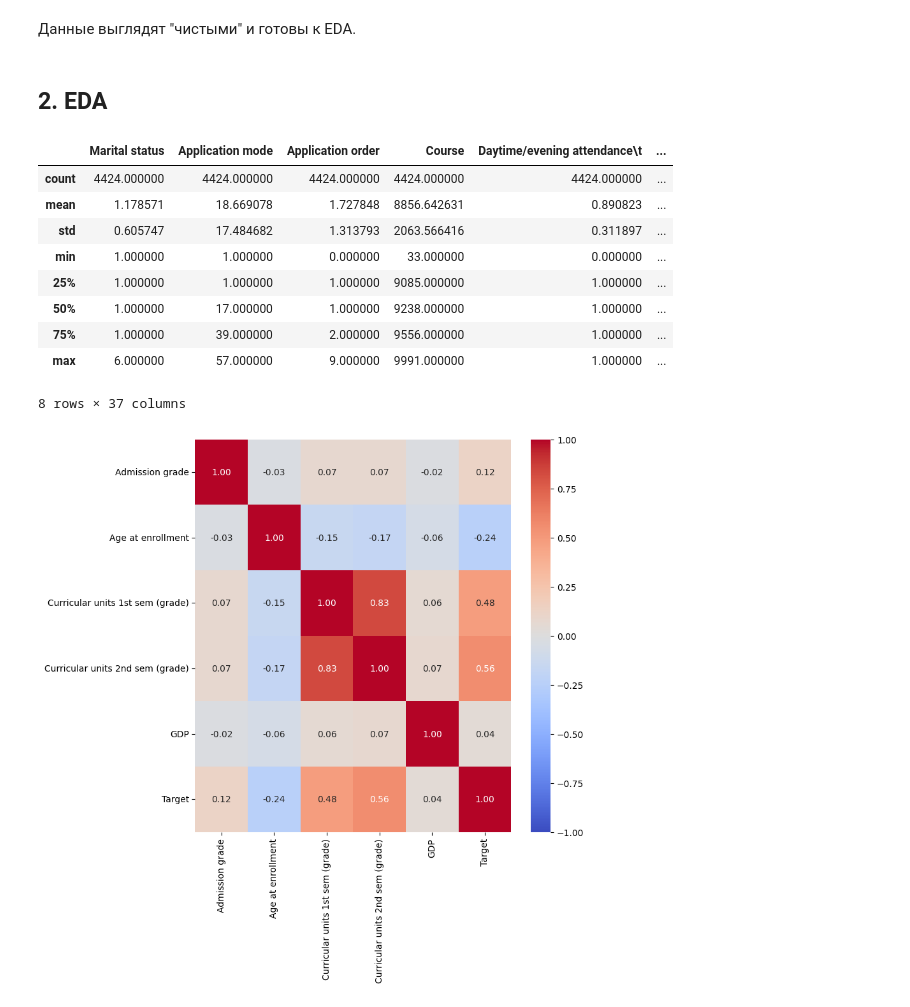
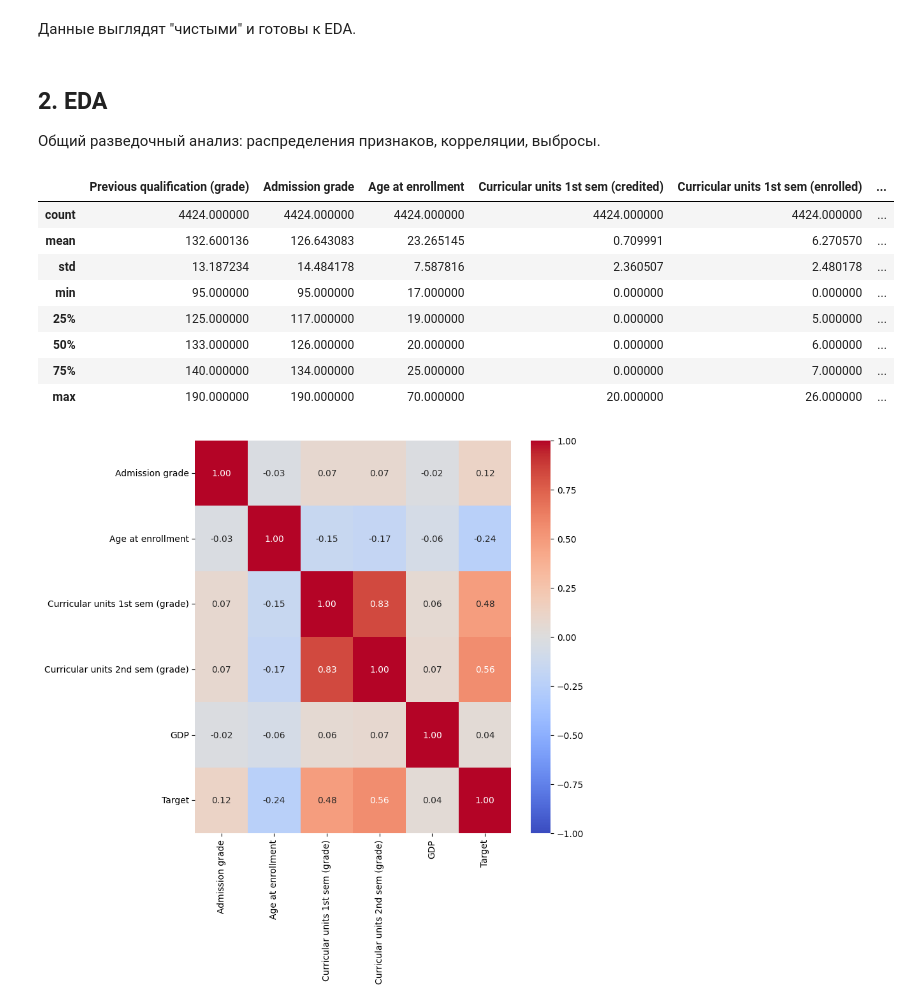
Before and after one commit to terracodum/ML_labs, a Jupyter notebook: lab1/lab1_class.ipynb, the cells around one changed output. Saved outputs shown, nothing was run; the diff lists cells and outputs as text; code cells hidden in the pictures.

```diff
--- a/lab1/lab1_class.ipynb
+++ b/lab1/lab1_class.ipynb
@@ -429,4 +429,17 @@ float_num_vars = ['Unemployment rate', 'Inflation rate', 'GDP']
 # %%
-for column in num_vars:
-    data[column] = data[column].astype(int)
+# Счётные признаки (целые по природе) → int
+count_vars = [
+    'Curricular units 1st sem (credited)', 'Curricular units 1st sem (enrolled)',
+    'Curricular units 1st sem (evaluations)', 'Curricular units 1st sem (approved)',
+    'Curricular units 1st sem (without evaluations)',
+    'Curricular units 2nd sem (credited)', 'Curricular units 2nd sem (enrolled)',
+    'Curricular units 2nd sem (evaluations)', 'Curricular units 2nd sem (approved)',
+    'Curricular units 2nd sem (without evaluations)'
+]
+for col in count_vars:
+    data[col] = data[col].astype(int)
+
+# Оценки оставляем float — дробная часть несёт информацию:
+# 'Previous qualification (grade)', 'Admission grade',
+# 'Curricular units 1st sem (grade)', 'Curricular units 2nd sem (grade)'
 data.info()
@@ -520,19 +515,20 @@ data.head(10)
 Данные выглядят "чистыми" и готовы к EDA.
 # %% [markdown]
 ## 2. EDA
+
+Общий разведочный анализ: распределения признаков, корреляции, выбросы.
 # %%
-data.describe()
+data[num_vars].describe()
 # %% [output]
-|  | Marital status | Application mode | Application order | Course | Daytime/evening attendance\t | ... |
+|  | Previous qualification (grade) | Admission grade | Age at enrollment | Curricular units 1st sem (credited) | Curricular units 1st sem (enrolled) | ... |
 | count | 4424.000000 | 4424.000000 | 4424.000000 | 4424.000000 | 4424.000000 | ... |
-| mean | 1.178571 | 18.669078 | 1.727848 | 8856.642631 | 0.890823 | ... |
-| std | 0.605747 | 17.484682 | 1.313793 | 2063.566416 | 0.311897 | ... |
-| min | 1.000000 | 1.000000 | 0.000000 | 33.000000 | 0.000000 | ... |
-| 25% | 1.000000 | 1.000000 | 1.000000 | 9085.000000 | 1.000000 | ... |
-| 50% | 1.000000 | 17.000000 | 1.000000 | 9238.000000 | 1.000000 | ... |
-| 75% | 1.000000 | 39.000000 | 2.000000 | 9556.000000 | 1.000000 | ... |
-| max | 6.000000 | 57.000000 | 9.000000 | 9991.000000 | 1.000000 | ... |
+| mean | 132.600136 | 126.643083 | 23.265145 | 0.709991 | 6.270570 | ... |
+| std | 13.187234 | 14.484178 | 7.587816 | 2.360507 | 2.480178 | ... |
+| min | 95.000000 | 95.000000 | 17.000000 | 0.000000 | 0.000000 | ... |
+| 25% | 125.000000 | 117.000000 | 19.000000 | 0.000000 | 5.000000 | ... |
+| 50% | 133.000000 | 126.000000 | 20.000000 | 0.000000 | 6.000000 | ... |
+| 75% | 140.000000 | 134.000000 | 25.000000 | 0.000000 | 7.000000 | ... |
+| max | 190.000000 | 190.000000 | 70.000000 | 20.000000 | 26.000000 | ... |
-8 rows × 37 columns
 # %%
 imp = ['Marital status', "Course", "Previous qualification", "Admission grade", "Age at enrollment", "Curricular units 1st sem (grade)", "Curricular units 2nd sem (grade)", "GDP", "Target"]
 # %%
```
Also changed, not shown: parts of 15 cells of this notebook, 1 other file.
